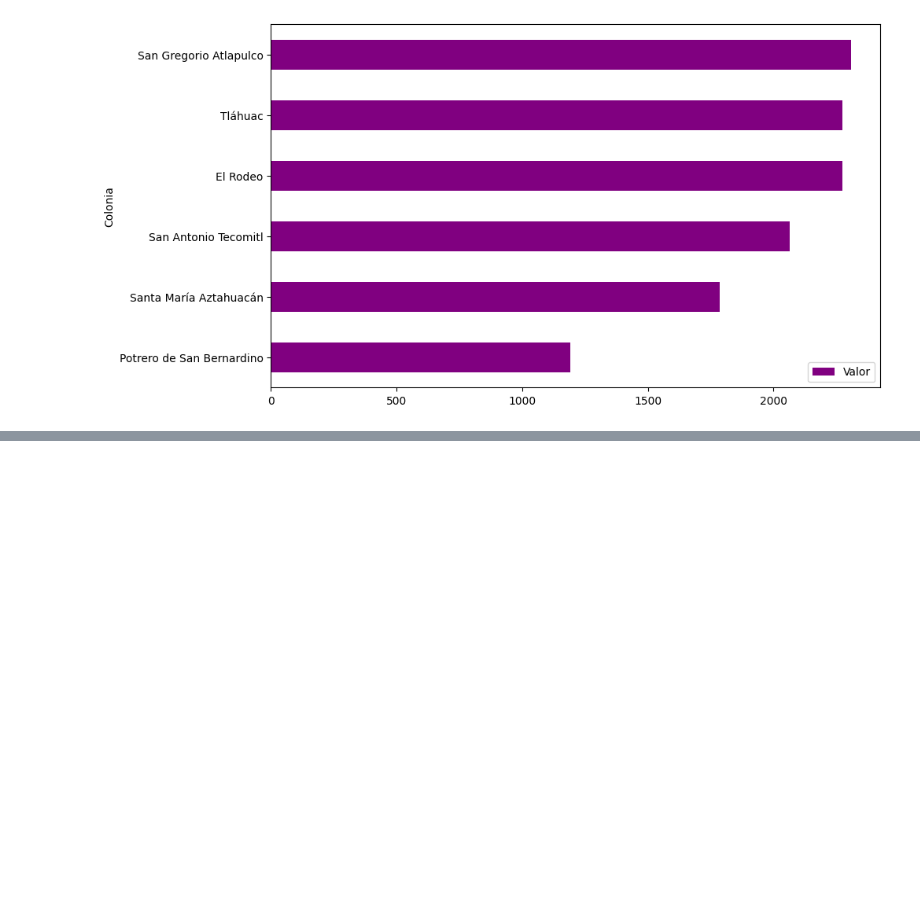
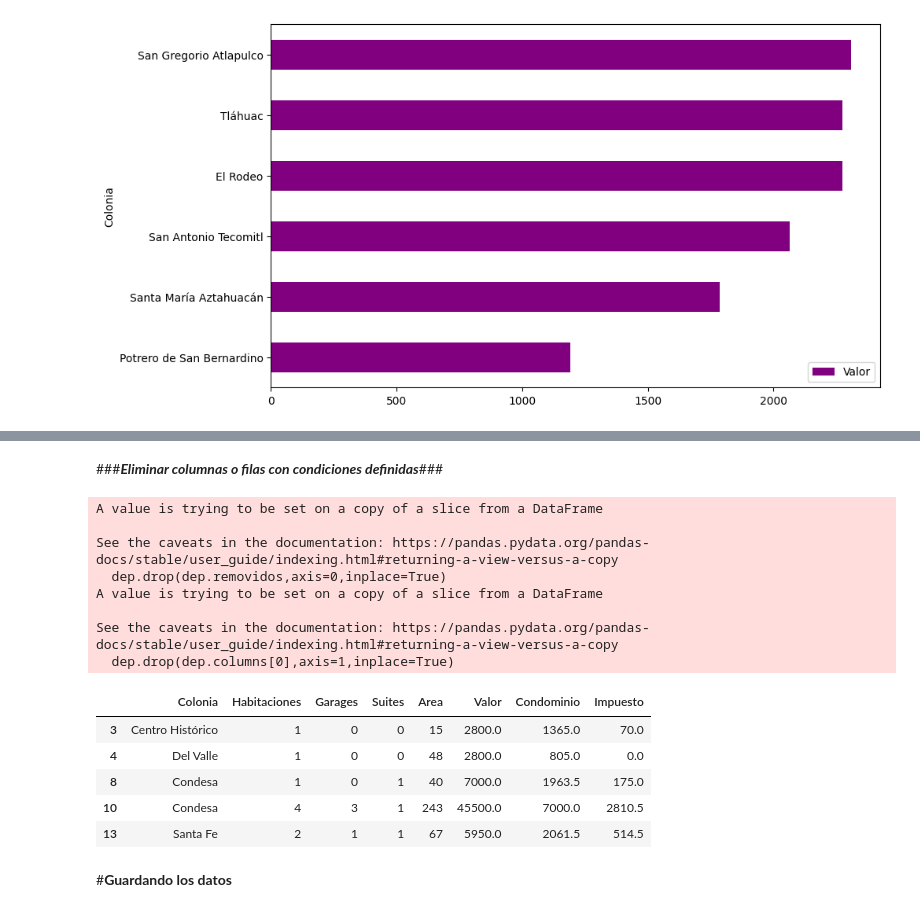
Before and after one commit to AbrahamMotaGomez/ChallengeAluraStoreLATAMAB, a Jupyter notebook: inmuebles_cdmx.ipynb, the cells around one changed output, grey strips where cells are left out. Drawn from its saved outputs; the diff is of its cells as text; code cells hidden in the pictures; blank space fills up the shorter version.

```diff
--- a/inmuebles_cdmx.ipynb
+++ b/inmuebles_cdmx.ipynb
@@ -151,0 +178,3 @@ dep_colonia.plot(kind="barh",figsize=(10,6),color="purple")
+# %%
+dep.fillna(0,inplace=True)
+dep.isnull().sum()
@@ -151,0 +199,23 @@ dep_colonia.plot(kind="barh",figsize=(10,6),color="purple")
+# %% [markdown]
+###***Eliminar columnas o filas con condiciones definidas***###
+# %%
+dep.removidos=dep.query("Valor==0 or Condominio==0").index
+dep.drop(dep.removidos,axis=0,inplace=True)
+
+dep.drop(dep.columns[0],axis=1,inplace=True)
+dep.head()
+# %% [output]
+A value is trying to be set on a copy of a slice from a DataFrame
+
+See the caveats in the documentation: https://pandas.pydata.org/pandas-docs/stable/user_guide/indexing.html#returning-a-view-versus-a-copy
+  dep.drop(dep.removidos,axis=0,inplace=True)
+A value is trying to be set on a copy of a slice from a DataFrame
+
+See the caveats in the documentation: https://pandas.pydata.org/pandas-docs/stable/user_guide/indexing.html#returning-a-view-versus-a-copy
+  dep.drop(dep.columns[0],axis=1,inplace=True)
+|  | Colonia | Habitaciones | Garages | Suites | Area | Valor | Condominio | Impuesto |
+| 3 | Centro Histórico | 1 | 0 | 0 | 15 | 2800.0 | 1365.0 | 70.0 |
+| 4 | Del Valle | 1 | 0 | 0 | 48 | 2800.0 | 805.0 | 0.0 |
+| 8 | Condesa | 1 | 0 | 1 | 40 | 7000.0 | 1963.5 | 175.0 |
+| 10 | Condesa | 4 | 3 | 1 | 243 | 45500.0 | 7000.0 | 2810.5 |
+| 13 | Santa Fe | 2 | 1 | 1 | 67 | 5950.0 | 2061.5 | 514.5 |
@@ -151,0 +226,2 @@ dep_colonia.plot(kind="barh",figsize=(10,6),color="purple")
+# %% [markdown]
+#**Guardando los datos**
```
Also changed, not shown: parts of 15 cells of this notebook.
